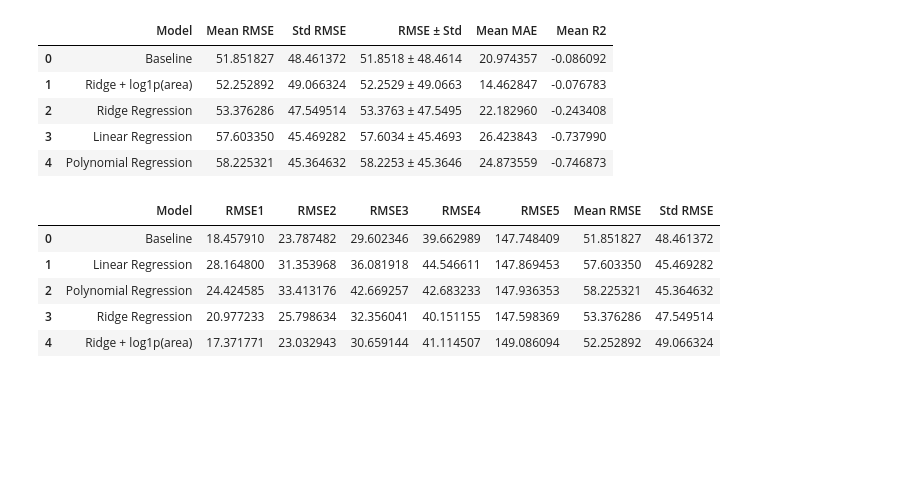
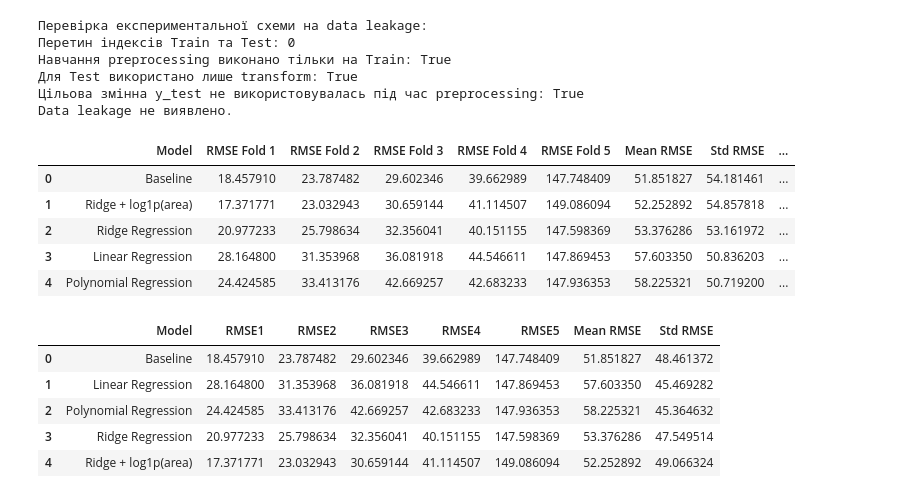
Before and after one commit to aastus/basic_machine_learning, a Jupyter notebook: PR1-2.ipynb, the cells around one changed output. Drawn from its saved outputs; the diff is of its cells as text; code cells hidden in the pictures; blank space fills up the shorter version.

```diff
--- a/PR1-2.ipynb
+++ b/PR1-2.ipynb
@@ -392,6 +392,9 @@ preprocessor = ColumnTransformer(
     remainder="drop"
 )
 
+X_train_processed = preprocessor.fit_transform(X_train)
+X_test_processed = preprocessor.transform(X_test)
+
 print("Preprocessing pipeline успішно побудовано.")
 
 print(f"Розмір X_train до preprocessing: {X_train.shape}")
@@ -483,3 +486,36 @@ FFMC     float64
+# %%
+print("\nПеревірка експериментальної схеми на data leakage:")
+
+print(
+    "Перетин індексів Train та Test:",
+    len(set(X_train.index) & set(X_test.index))
+)
+
+print(
+    "Навчання preprocessing виконано тільки на Train:",
+    True
+)
+
+print(
+    "Для Test використано лише transform:",
+    True
+)
+
+print(
+    "Цільова змінна y_test не використовувалась під час preprocessing:",
+    True
+)
+
+print(
+    "Data leakage не виявлено."
+)
+# %% [output]
+Перевірка експериментальної схеми на data leakage:
+Перетин індексів Train та Test: 0
+Навчання preprocessing виконано тільки на Train: True
+Для Test використано лише transform: True
+Цільова змінна y_test не використовувалась під час preprocessing: True
+Data leakage не виявлено.
 # %%
 from sklearn.model_selection import KFold, cross_validate, GridSearchCV
 from sklearn.dummy import DummyRegressor
@@ -531,41 +567,46 @@ cv_results = []
 for name, model in models.items():
     result = cross_validate(
         model,
         X_train,
         y_train,
         cv=cv,
         scoring={
             "rmse": "neg_root_mean_squared_error",
             "mae": "neg_mean_absolute_error",
             "r2": "r2"
         },
         return_train_score=False
     )
 
     rmse_values = -result["test_rmse"]
     mae_values = -result["test_mae"]
     r2_values = result["test_r2"]
 
     cv_results.append({
         "Model": name,
+        "RMSE Fold 1": rmse_values[0],
+        "RMSE Fold 2": rmse_values[1],
+        "RMSE Fold 3": rmse_values[2],
+        "RMSE Fold 4": rmse_values[3],
+        "RMSE Fold 5": rmse_values[4],
         "Mean RMSE": rmse_values.mean(),
-        "Std RMSE": rmse_values.std(),
-        "RMSE ± Std": f"{rmse_values.mean():.4f} ± {rmse_values.std():.4f}",
+        "Std RMSE": rmse_values.std(ddof=1),
+        "RMSE ± Std": f"{rmse_values.mean():.4f} ± {rmse_values.std(ddof=1):.4f}",
         "Mean MAE": mae_values.mean(),
         "Mean R2": r2_values.mean()
     })
 
 comparison = pd.DataFrame(cv_results)
 comparison = comparison.sort_values("Mean RMSE").reset_index(drop=True)
 
 display(comparison)
 # %% [output]
-|  | Model | Mean RMSE | Std RMSE | RMSE ± Std | Mean MAE | Mean R2 |
-| 0 | Baseline | 51.851827 | 48.461372 | 51.8518 ± 48.4614 | 20.974357 | -0.086092 |
-| 1 | Ridge + log1p(area) | 52.252892 | 49.066324 | 52.2529 ± 49.0663 | 14.462847 | -0.076783 |
-| 2 | Ridge Regression | 53.376286 | 47.549514 | 53.3763 ± 47.5495 | 22.182960 | -0.243408 |
-| 3 | Linear Regression | 57.603350 | 45.469282 | 57.6034 ± 45.4693 | 26.423843 | -0.737990 |
-| 4 | Polynomial Regression | 58.225321 | 45.364632 | 58.2253 ± 45.3646 | 24.873559 | -0.746873 |
+|  | Model | RMSE Fold 1 | RMSE Fold 2 | RMSE Fold 3 | RMSE Fold 4 | RMSE Fold 5 | Mean RMSE | Std RMSE | ... |
+| 0 | Baseline | 18.457910 | 23.787482 | 29.602346 | 39.662989 | 147.748409 | 51.851827 | 54.181461 | ... |
+| 1 | Ridge + log1p(area) | 17.371771 | 23.032943 | 30.659144 | 41.114507 | 149.086094 | 52.252892 | 54.857818 | ... |
+| 2 | Ridge Regression | 20.977233 | 25.798634 | 32.356041 | 40.151155 | 147.598369 | 53.376286 | 53.161972 | ... |
+| 3 | Linear Regression | 28.164800 | 31.353968 | 36.081918 | 44.546611 | 147.869453 | 57.603350 | 50.836203 | ... |
+| 4 | Polynomial Regression | 24.424585 | 33.413176 | 42.669257 | 42.683233 | 147.936353 | 58.225321 | 50.719200 | ... |
 # %%
 fold_results = []
 
```
Also changed, not shown: parts of 2 cells of this notebook, 2 other files.
